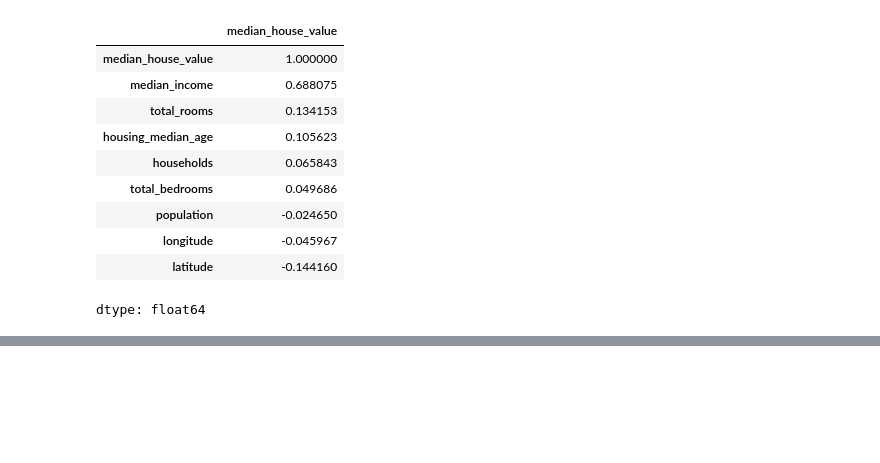
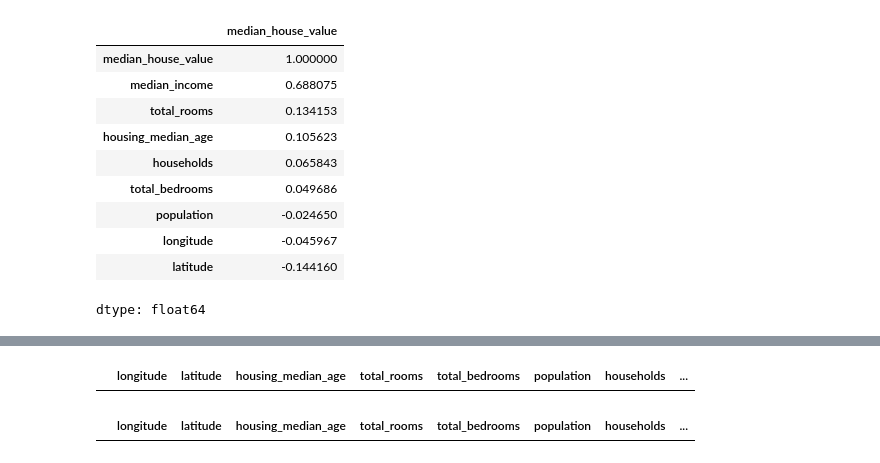
Before and after one commit to julialenc/california-housing-prediction, a Jupyter notebook: notebooks/housing_analysis.ipynb, the cells around one changed output, grey strips where cells are left out. Cells and saved outputs as stored; diff of their text form; code cells hidden in the pictures; blank space fills up the shorter version.

```diff
--- a/notebooks/housing_analysis.ipynb
+++ b/notebooks/housing_analysis.ipynb
@@ -467,0 +470,23 @@ dtype: float64
+# %%
+# Handling Missing Values in "total_bedrooms" column - 3 strategies:
+
+# Option 1: Drop rows with missing values
+# housing.dropna(subset=["total_bedrooms"], inplace=True)
+# Pros: Simple, keeps data quality high
+# Cons: Loses data (bad if many missing values)
+# Use when: < 5% missing data
+
+# Option 2: Drop the entire column
+# housing.drop("total_bedrooms", axis=1)
+# Pros: Keeps all rows intact
+# Cons: Loses potentially useful feature
+# Use when: Too many missing values OR feature not important
+
+# Option 3: Impute with median (BEST for ML)
+median = housing["total_bedrooms"].median()  # Calculate median from non-null values
+housing["total_bedrooms"].fillna(median, inplace=True)  # Replace NaN with median
+# Pros: Keeps all data + feature, robust to outliers
+# Cons: Adds artificial values (but minimal impact)
+# Use when: Moderate missing data + feature is important
+
+# Why median? More robust than mean for skewed/outlier-heavy data (common in housing)
@@ -467,0 +500,47 @@ dtype: float64
+# %%
+# Finding and inspecting rows with missing values
+
+# Step 1: Identify which rows have ANY null values across ALL columns
+null_rows_idx = housing.isnull().any(axis=1)
+# .isnull() - Returns DataFrame of True/False for each cell (True = missing)
+# .any(axis=1) - Checks each ROW (axis=1), returns True if ANY column is null
+# Result: Boolean Series [False, True, False, True, ...] marking rows with nulls
+
+# Step 2: View first 5 rows that contain null values
+housing.loc[null_rows_idx].head()
+# .loc[] - Filters DataFrame using boolean mask (selects only True rows)
+# .head() - Shows first 5 filtered rows for inspection
+
+# Example output:
+#      total_rooms  households  total_bedrooms  population
+# 290         2500         500             NaN        1200  <- Missing bedroom data
+# 341         1800         300             NaN         900  <- Missing bedroom data
+
+# Use case: Quick diagnostic to understand WHERE and HOW missing data appears
+# before deciding on Option 1, 2, or 3 from previous code
+# %% [output]
+|  | longitude | latitude | housing_median_age | total_rooms | total_bedrooms | population | households | ... |
+# %%
+# Testing Option 1: Dropping rows with missing values (using a COPY to preserve original)
+
+# Step 1: Create a copy to test without modifying original data
+housing_option1 = housing.copy()
+# .copy() - Creates independent copy (changes won't affect original 'housing')
+# Best practice: Always test data cleaning on copies first!
+
+# Step 2: Drop rows where "total_bedrooms" is null
+housing_option1.dropna(subset=["total_bedrooms"], inplace=True)
+# Removes all rows with NaN in total_bedrooms column
+# inplace=True - Modifies housing_option1 directly (no need for reassignment)
+
+# Step 3: Try to view the rows that HAD nulls (using OLD index from original)
+housing_option1.loc[null_rows_idx].head()
+# Result: Returns EMPTY DataFrame (0 rows)
+# Why? null_rows_idx still references row indices (290, 341, etc.) BUT
+#      those rows were DELETED from housing_option1 by dropna()
+# The indices no longer exist in housing_option1!
+
+# Key lesson: After dropna(), the null rows are GONE - you can't inspect them anymore
+# That's why we made a copy first - original 'housing' still has them for comparison
+# %% [output]
+|  | longitude | latitude | housing_median_age | total_rooms | total_bedrooms | population | households | ... |
```
Also changed, not shown: parts of 15 cells of this notebook.
